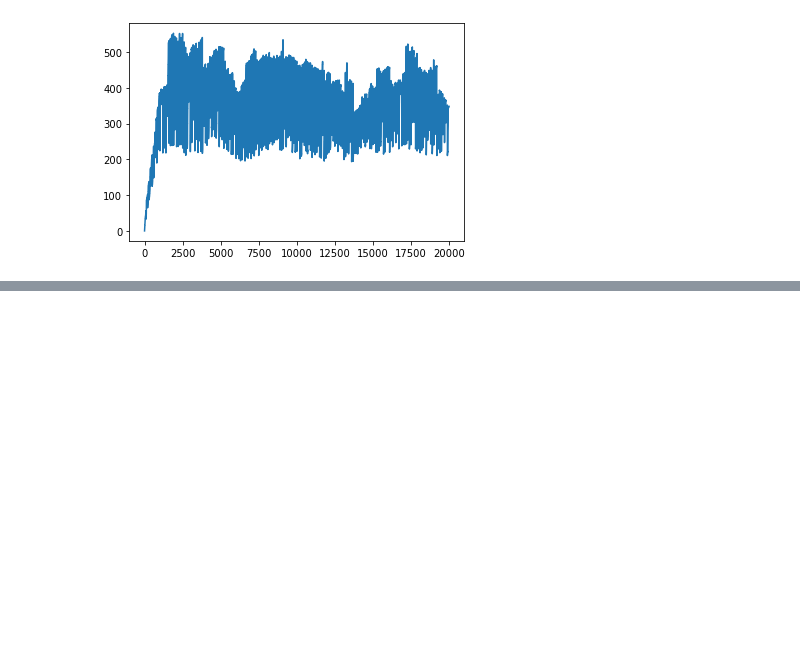
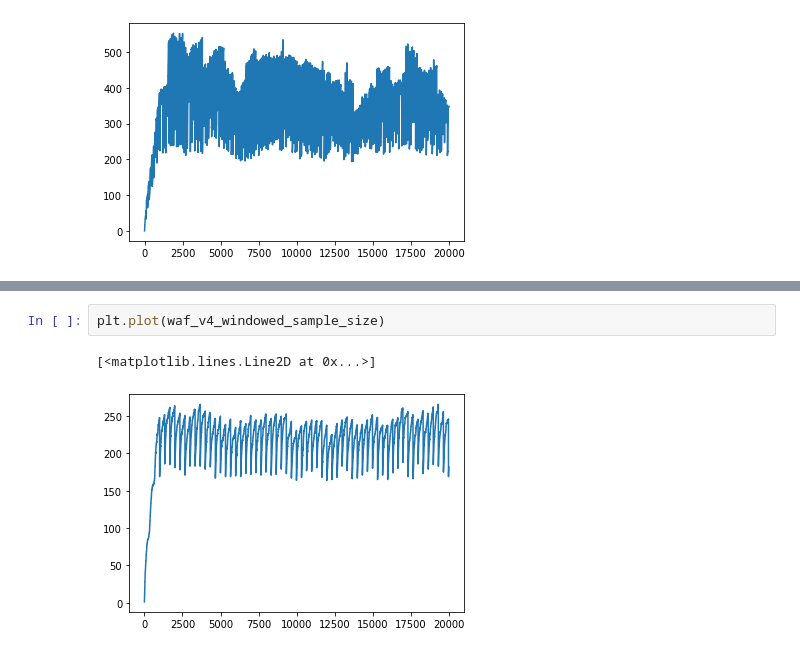
Before and after one commit to jlumbroso/affirmative-sampling-sandbox, a Jupyter notebook: WindowedSandbox3.ipynb, the cells around one changed output, grey strips where cells are left out. Drawn from its saved outputs; the diff is of its cells as text; blank space fills up the shorter version.

```diff
--- a/WindowedSandbox3.ipynb
+++ b/WindowedSandbox3.ipynb
@@ -155,0 +199,5 @@ plt.plot(waf_v3b_windowed_cardinality_est)
+# %%
+plt.plot(waf_v4_windowed_sample_size)
+# %% [output]
+[<matplotlib.lines.Line2D at 0x...>]
+[figure, added]
```
Also changed, not shown: parts of 8 cells of this notebook, 1 other file.
